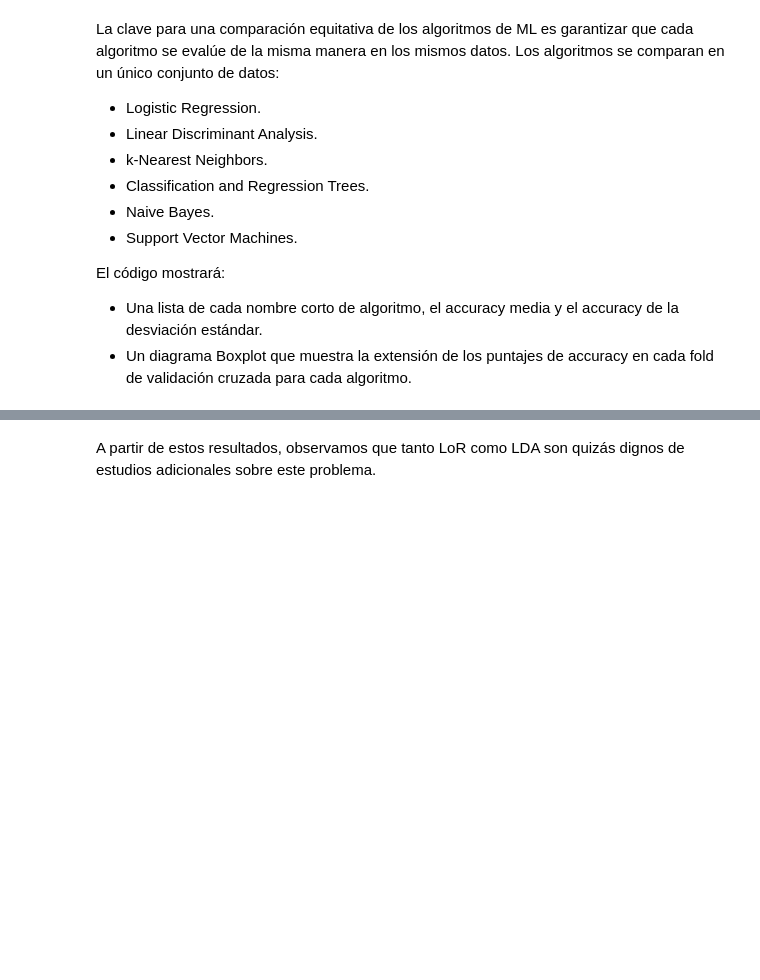
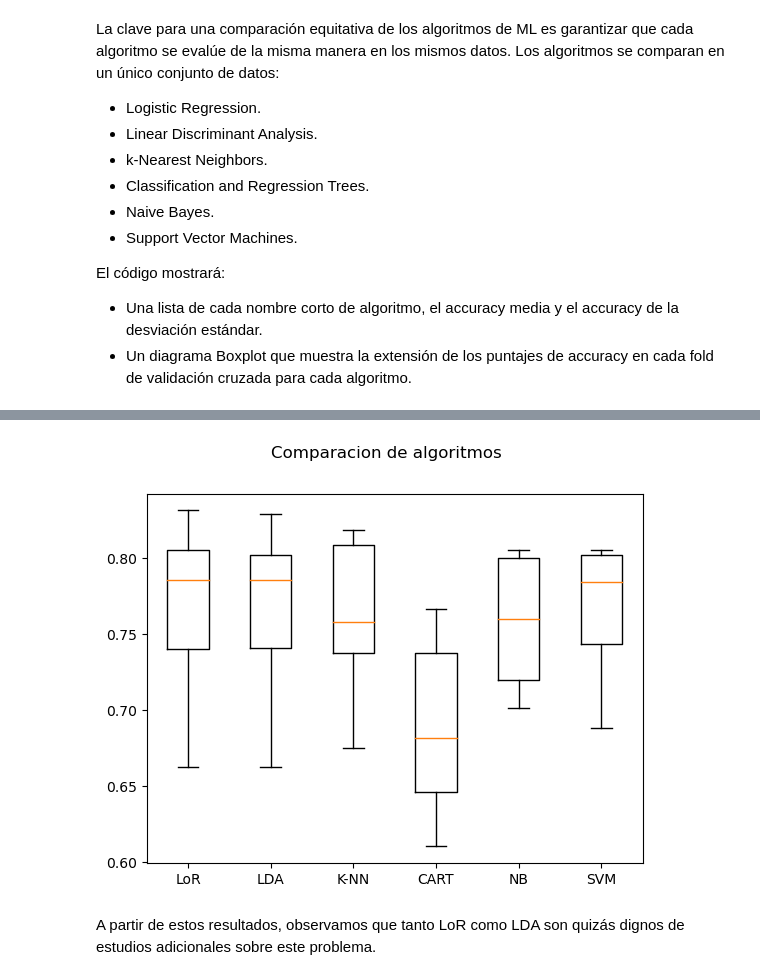
Before and after one commit to EnmanuelMartinsAbilheira/machine-learning-with-python-advanced-machine-learning, a Jupyter notebook: Cap 5. Fase de Modelado/5.2. Plantilla para comparar algoritmos.ipynb, the cells around one changed output, grey strips where cells are left out. Cells and saved outputs as stored; diff of their text form; code cells hidden in the pictures; blank space fills up the shorter version.

Commit message:
Update 5.2. Plantilla para comparar algoritmos.ipynb
# boxplot algorithm comparison
comparacion de todos los algoritmos

```diff
--- a/Cap 5. Fase de Modelado/5.2. Plantilla para comparar algoritmos.ipynb
+++ b/Cap 5. Fase de Modelado/5.2. Plantilla para comparar algoritmos.ipynb
@@ -129,3 +134,13 @@ SVM: 76.95% (3.69%)
+# %%
+# boxplot algorithm comparison
+fig = plt.figure()
+fig.suptitle("Comparacion de algoritmos")
+ax = fig.add_subplot(111)
+plt.boxplot(results)
+ax.set_xticklabels(names)
+plt.show()
+# %% [output]
+[figure, added]
 # %% [markdown]
 A partir de estos resultados, observamos que tanto LoR como LDA son quizás dignos de estudios adicionales sobre este problema.
 # %% [markdown]
```
Also changed, not shown: parts of 5 cells of this notebook.
